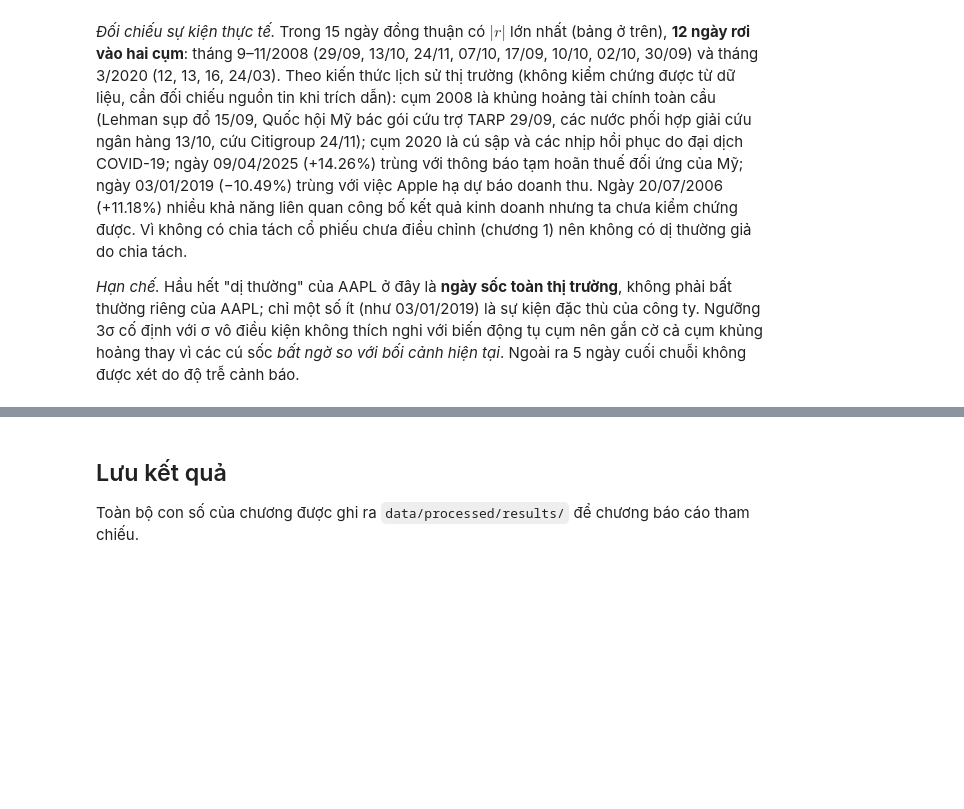
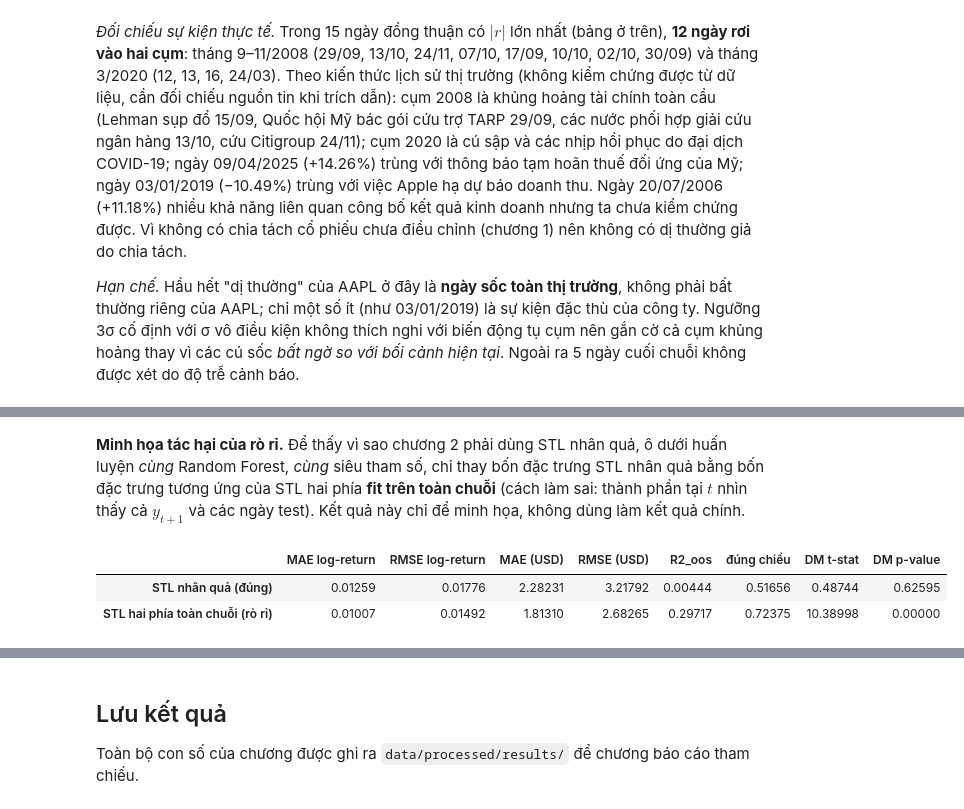
Before and after one commit to CaoThien1402/dm-preprocessing, a Jupyter notebook: book/03_ts_features_forecast.ipynb, the cells around one changed output, grey strips where cells are left out. Cells and saved outputs as stored; diff of their text form; code cells hidden in the pictures; blank space fills up the shorter version.

```diff
--- a/book/03_ts_features_forecast.ipynb
+++ b/book/03_ts_features_forecast.ipynb
@@ -328,0 +548,20 @@ Số ngày (trong 10 ngày có |log-return| lớn nhất) bị mỗi phương ph
+# %% [markdown]
+**Minh họa tác hại của rò rỉ.** Để thấy vì sao chương 2 phải dùng STL nhân quả, ô dưới huấn luyện *cùng* Random Forest, *cùng* siêu tham số, chỉ thay bốn đặc trưng STL nhân quả bằng bốn đặc trưng tương ứng của STL hai phía **fit trên toàn chuỗi** (cách làm sai: thành phần tại $t$ nhìn thấy cả $y_{t+1}$ và các ngày test). Kết quả này chỉ để minh họa, không dùng làm kết quả chính.
+# %%
+full_stl = STL(log_y, period=STL_PERIOD, robust=True).fit()  # fit trên TOÀN chuỗi (hai phía, nhìn cả tương lai)
+leaky_dec = pd.DataFrame({"stl_seasonal": full_stl.seasonal, "stl_resid": full_stl.resid,
+                          "stl_detrended": log_y - full_stl.trend, "stl_trend_slope5": full_stl.trend.diff(5)})
+X_leaky = pd.concat([X_all.drop(columns=groups["phân rã STL"]), leaky_dec], axis=1)[X_all.columns]
+m_leaky = make_rf(min_samples_leaf=best_leaf).fit(X_leaky.iloc[tr_rows], y_tr)
+r_leaky = m_leaky.predict(X_leaky.iloc[te_rows])
+leaky_row = evaluate(r_leaky)
+leaky_dm = dict(zip(["DM t-stat", "p-value"], dm_test(r_leaky)))
+leaky_cmp = pd.DataFrame({"STL nhân quả (đúng)": results_rows["RF: + phân rã STL"], "STL hai phía toàn chuỗi (rò rỉ)": leaky_row}).T
+leaky_cmp["DM t-stat"] = [dm_table.loc["RF: + phân rã STL", "DM t-stat"], leaky_dm["DM t-stat"]]
+leaky_cmp["DM p-value"] = [dm_table.loc["RF: + phân rã STL", "p-value"], leaky_dm["p-value"]]
+display(leaky_cmp.round(5))
+RESULTS["leaky_demo"] = leaky_cmp.round(6).to_dict("index")
+# %% [output]
+|  | MAE log-return | RMSE log-return | MAE (USD) | RMSE (USD) | R2_oos | đúng chiều | DM t-stat | DM p-value |
+| STL nhân quả (đúng) | 0.01259 | 0.01776 | 2.28231 | 3.21792 | 0.00444 | 0.51656 | 0.48744 | 0.62595 |
+| STL hai phía toàn chuỗi (rò rỉ) | 0.01007 | 0.01492 | 1.81310 | 2.68265 | 0.29717 | 0.72375 | 10.38998 | 0.00000 |
```
Also changed, not shown: parts of 4 cells of this notebook, 1 other file.
